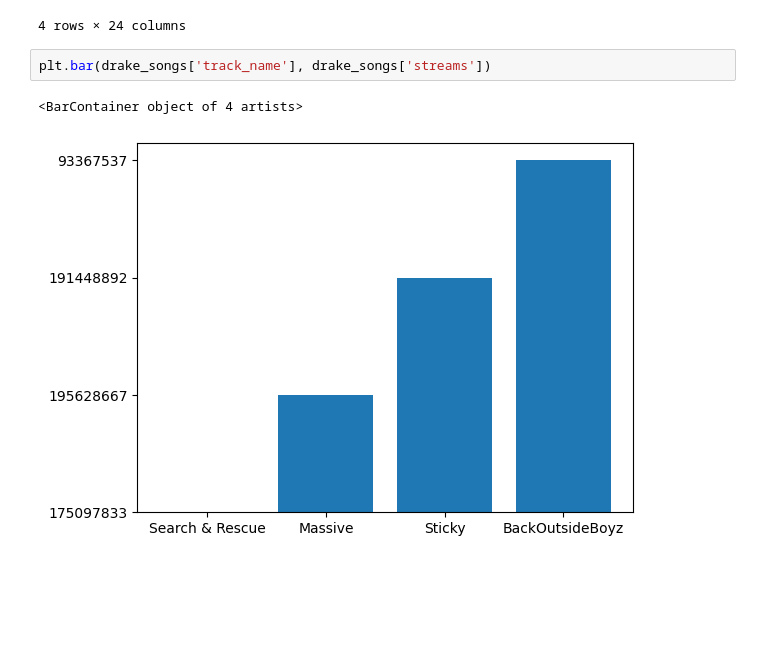
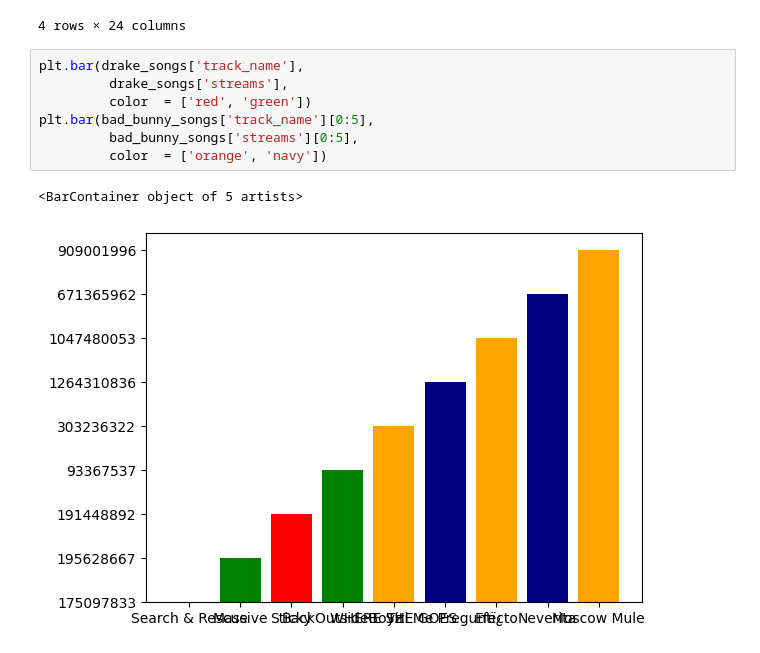
Before and after one commit to branson8815/ds_projects, a Jupyter notebook: project1.ipynb, the cells around one changed output. Saved outputs shown, nothing was run; the diff lists cells and outputs as text; blank space fills up the shorter version.

Commit message:
need to change the bar plots, still just experimen

```diff
--- a/project1.ipynb
+++ b/project1.ipynb
@@ -100,8 +100,13 @@ drake_songs
 | 874 | Sticky | Drake | 1 | 2022 | 6 | 17 | ... |
 | 945 | BackOutsideBoyz | Drake | 1 | 2022 | 11 | 4 | ... |
 4 rows × 24 columns
-# %%
-plt.bar(drake_songs['track_name'], drake_songs['streams'])
-# %% [output]
-<BarContainer object of 4 artists>
-[figure, removed]
+# %%
+plt.bar(drake_songs['track_name'],
+         drake_songs['streams'],
+         color  = ['red', 'green'])
+plt.bar(bad_bunny_songs['track_name'][0:5],
+         bad_bunny_songs['streams'][0:5],
+         color  = ['orange', 'navy'])
+# %% [output]
+<BarContainer object of 5 artists>
+[figure, added]
```
